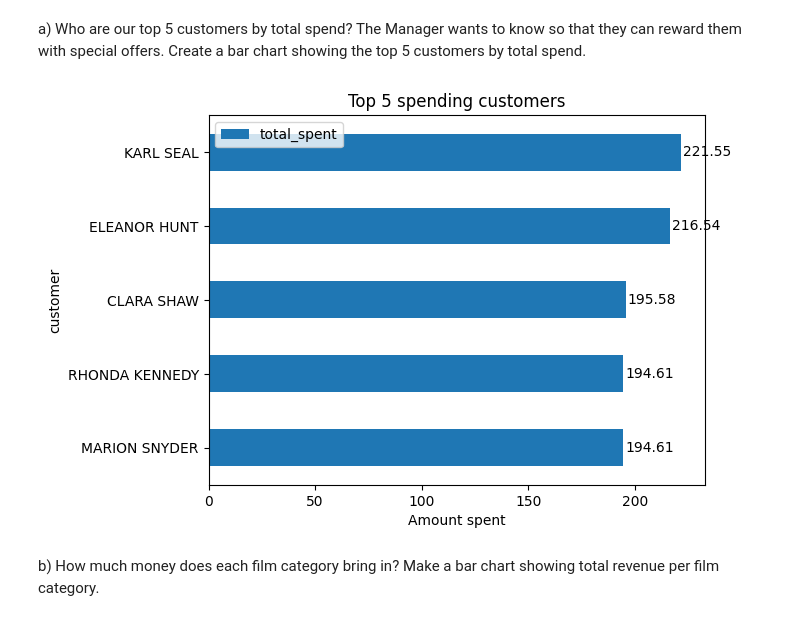
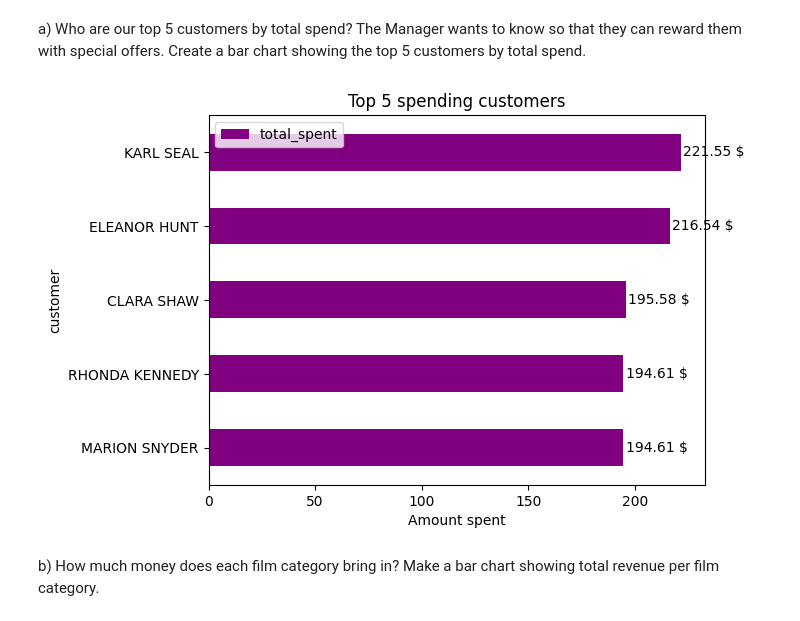
Before and after one commit to FellanNokes/lab_sql_felix_kjellberg, a Jupyter notebook: analysis.ipynb, the cells around one changed output. Cells and saved outputs as stored; diff of their text form; code cells hidden in the pictures.

```diff
--- a/analysis.ipynb
+++ b/analysis.ipynb
@@ -214,26 +214,26 @@ with special offers. Create a bar chart showing the top 5 customers by total spe
 # %%
 top_cumstomers = duckdb.sql("""--sql
     SELECT
         c.first_name || ' ' || c.last_name AS customer,
         SUM(p.amount) AS total_spent
     FROM customer c
     LEFT JOIN payment p ON c.customer_id = p.customer_id
     GROUP BY customer
     ORDER BY total_spent DESC""").df()
 
-ax = top_cumstomers.head(5).plot(kind="barh", x="customer", y="total_spent", title="Top 5 spending customers", xlabel="Amount spent")
+ax = top_cumstomers.head(5).plot(kind="barh", color="purple", x="customer", y="total_spent", title="Top 5 spending customers", xlabel="Amount spent")
 ax.invert_yaxis()
 
 for bar in ax.patches:
     value = bar.get_width()
     ax.text(
         value + 1,
         bar.get_y() + bar.get_height()/2,
-        f"{value:.2f}",
+        f"{value:.2f} $",
         va = "center"
     )
 # %% [output]
-[figure, old version]
+[figure, new version]
 # %% [markdown]
 b) How much money does each film category bring in? Make a bar chart showing total revenue per film
 category.
```
Also changed, not shown: parts of 1 cell of this notebook.
